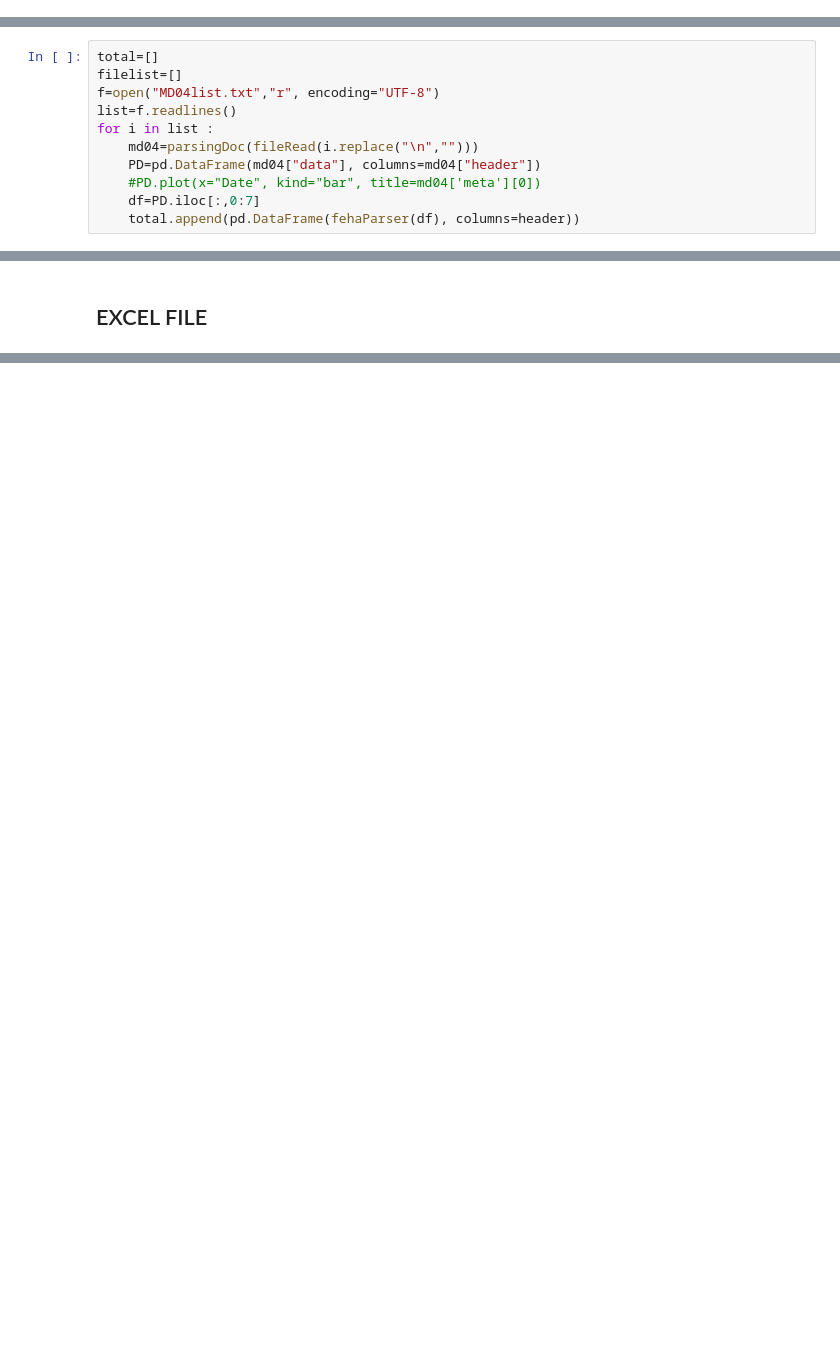
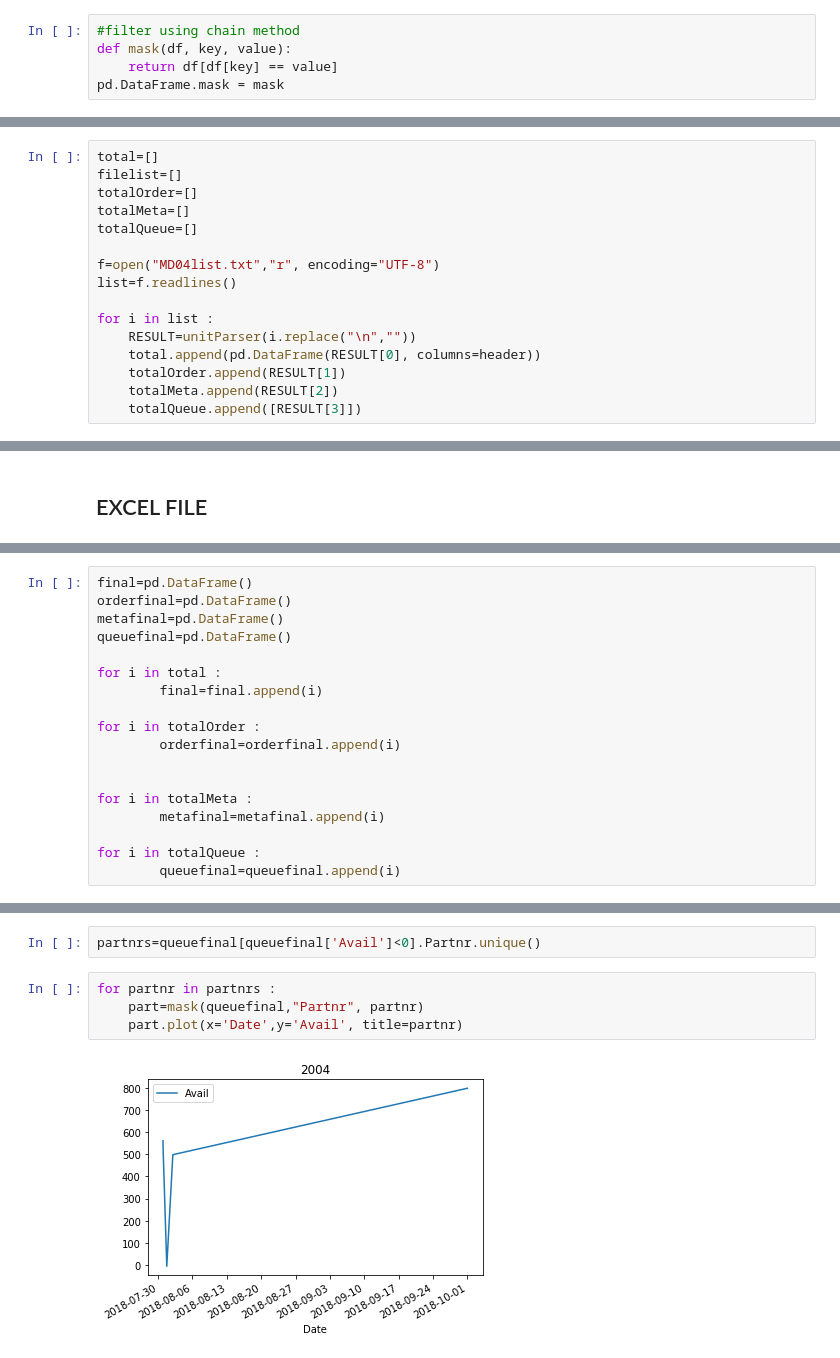
Before and after one commit to bbk0529/MD04, a Jupyter notebook: MD04 Parser.ipynb, the cells around one changed output, grey strips where cells are left out. Drawn from its saved outputs; the diff is of its cells as text; blank space fills up the shorter version.

```diff
--- a/MD04 Parser.ipynb
+++ b/MD04 Parser.ipynb
@@ -7,0 +35,5 @@ from md04_func import *
+# %%
+#filter using chain method
+def mask(df, key, value):
+    return df[df[key] == value]
+pd.DataFrame.mask = mask
@@ -58,11 +400,16 @@ pd.DataFrame(total[0])
 # %%
 total=[]
 filelist=[]
+totalOrder=[]
+totalMeta=[]
+totalQueue=[]
+
 f=open("MD04list.txt","r", encoding="UTF-8")
 list=f.readlines()
+
 for i in list :
-    md04=parsingDoc(fileRead(i.replace("\n","")))
-    PD=pd.DataFrame(md04["data"], columns=md04["header"])
-    #PD.plot(x="Date", kind="bar", title=md04['meta'][0])
-    df=PD.iloc[:,0:7]
-    total.append(pd.DataFrame(fehaParser(df), columns=header))
+    RESULT=unitParser(i.replace("\n",""))
+    total.append(pd.DataFrame(RESULT[0], columns=header))
+    totalOrder.append(RESULT[1])
+    totalMeta.append(RESULT[2])
+    totalQueue.append([RESULT[3]])
@@ -75,2 +422,20 @@ for i in total :
+# %%
+final=pd.DataFrame()
+orderfinal=pd.DataFrame()
+metafinal=pd.DataFrame()
+queuefinal=pd.DataFrame()
+
+for i in total :
+        final=final.append(i)
+
+for i in totalOrder :
+        orderfinal=orderfinal.append(i)
+
+
+for i in totalMeta :
+        metafinal=metafinal.append(i)
+
+for i in totalQueue :
+        queuefinal=queuefinal.append(i)
 # %%
 #To save excel file
@@ -79,0 +468,8 @@ writer.save()
+# %%
+partnrs=queuefinal[queuefinal['Avail']<0].Partnr.unique()
+# %%
+for partnr in partnrs :
+    part=mask(queuefinal,"Partnr", partnr)
+    part.plot(x='Date',y='Avail', title=partnr)
+# %% [output]
+[figure, added]
```
Also changed, not shown: parts of 30 cells of this notebook, 1 other file.
